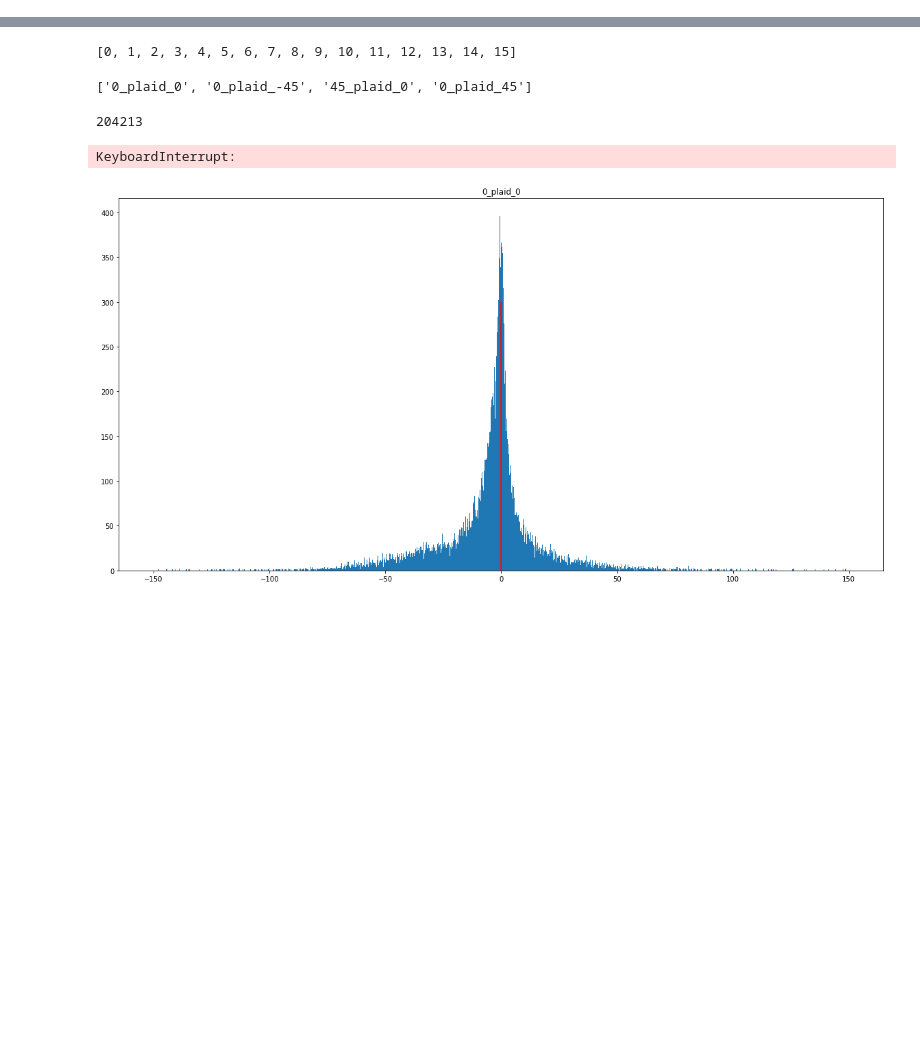
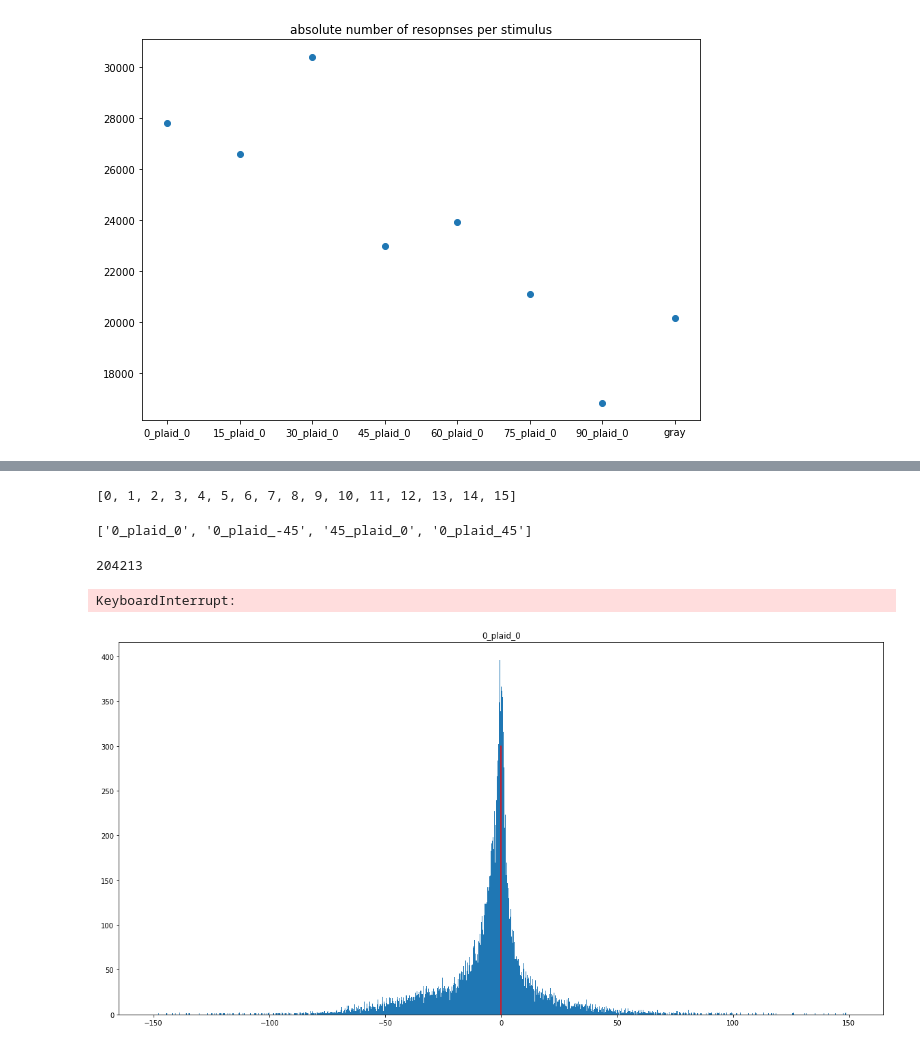
Before and after one commit to Flutura00/Master_thesis_1, a Jupyter notebook: nice plot oif comparisons.ipynb, the cells around one changed output, grey strips where cells are left out. Cells and saved outputs as stored; diff of their text form; code cells hidden in the pictures; blank space fills up the shorter version.

```diff
--- a/nice plot oif comparisons.ipynb
+++ b/nice plot oif comparisons.ipynb
@@ -19,0 +151,13 @@ df_index = df.reset_index()
+# %%
+# absolute number of resopnses per stimulus:
+sums_df = df.groupby(['stimulus_name']).sum()
+stimuli = sums_df.index.unique().tolist()
+x = np.array([0,1,2,3,4,5,6,7])
+my_xticks = stimuli
+plt.xticks(x, my_xticks)
+y = sums_df['response']
+plt.scatter(x,y)
+plt.title("absolute number of resopnses per stimulus")
+plt.show()
+# %% [output]
+[figure, added]
```
Also changed, not shown: parts of 15 cells of this notebook, 13 other files.
